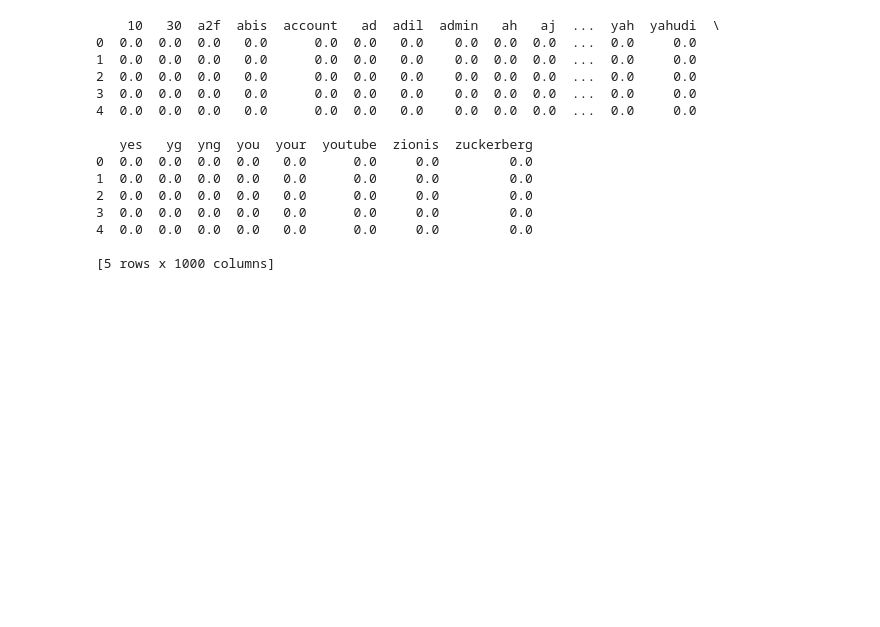
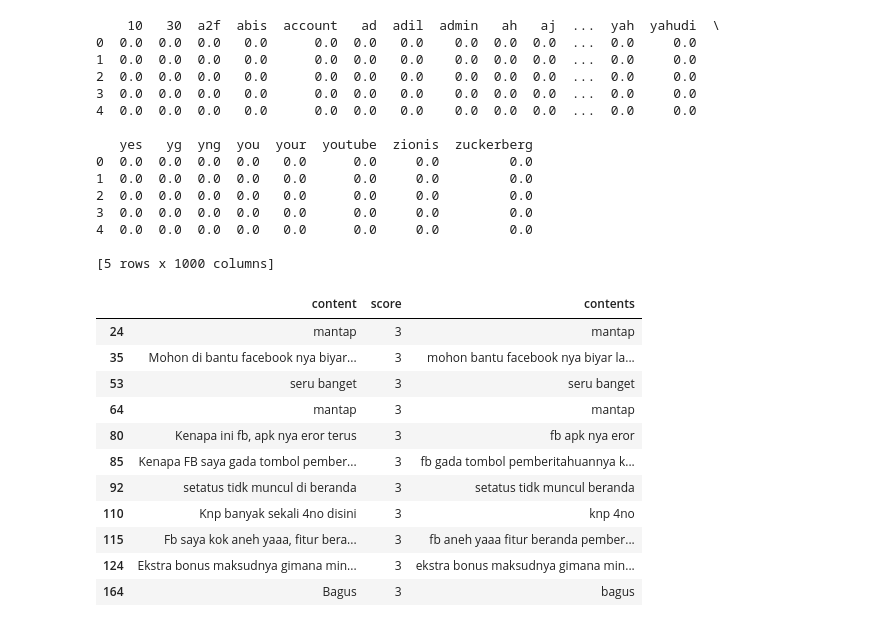
Before and after one commit to AFreborn22/OpinionMining, a Jupyter notebook: googleplay.ipynb, the cells around one changed output. Cells and saved outputs as stored; diff of their text form; code cells hidden in the pictures; blank space fills up the shorter version.

```diff
--- a/googleplay.ipynb
+++ b/googleplay.ipynb
@@ -179,3 +179,20 @@ print(tfidf_df.head())
 4  0.0  0.0  0.0  0.0   0.0      0.0     0.0         0.0
 
 [5 rows x 1000 columns]
+# %%
+rating3 = facebook[facebook['score'] == 3]
+# %%
+rating3.head(11)
+# %% [output]
+|  | content | score | contents |
+| 24 | mantap | 3 | mantap |
+| 35 | Mohon di bantu facebook nya biyar... | 3 | mohon bantu facebook nya biyar la... |
+| 53 | seru banget | 3 | seru banget |
+| 64 | mantap | 3 | mantap |
+| 80 | Kenapa ini fb, apk nya eror terus | 3 | fb apk nya eror |
+| 85 | Kenapa FB saya gada tombol pember... | 3 | fb gada tombol pemberitahuannya k... |
+| 92 | setatus tidk muncul di beranda | 3 | setatus tidk muncul beranda |
+| 110 | Knp banyak sekali 4no disini | 3 | knp 4no |
+| 115 | Fb saya kok aneh yaaa, fitur bera... | 3 | fb aneh yaaa fitur beranda pember... |
+| 124 | Ekstra bonus maksudnya gimana min... | 3 | ekstra bonus maksudnya gimana min... |
+| 164 | Bagus | 3 | bagus |
```
Also changed, not shown: parts of 10 cells of this notebook.
